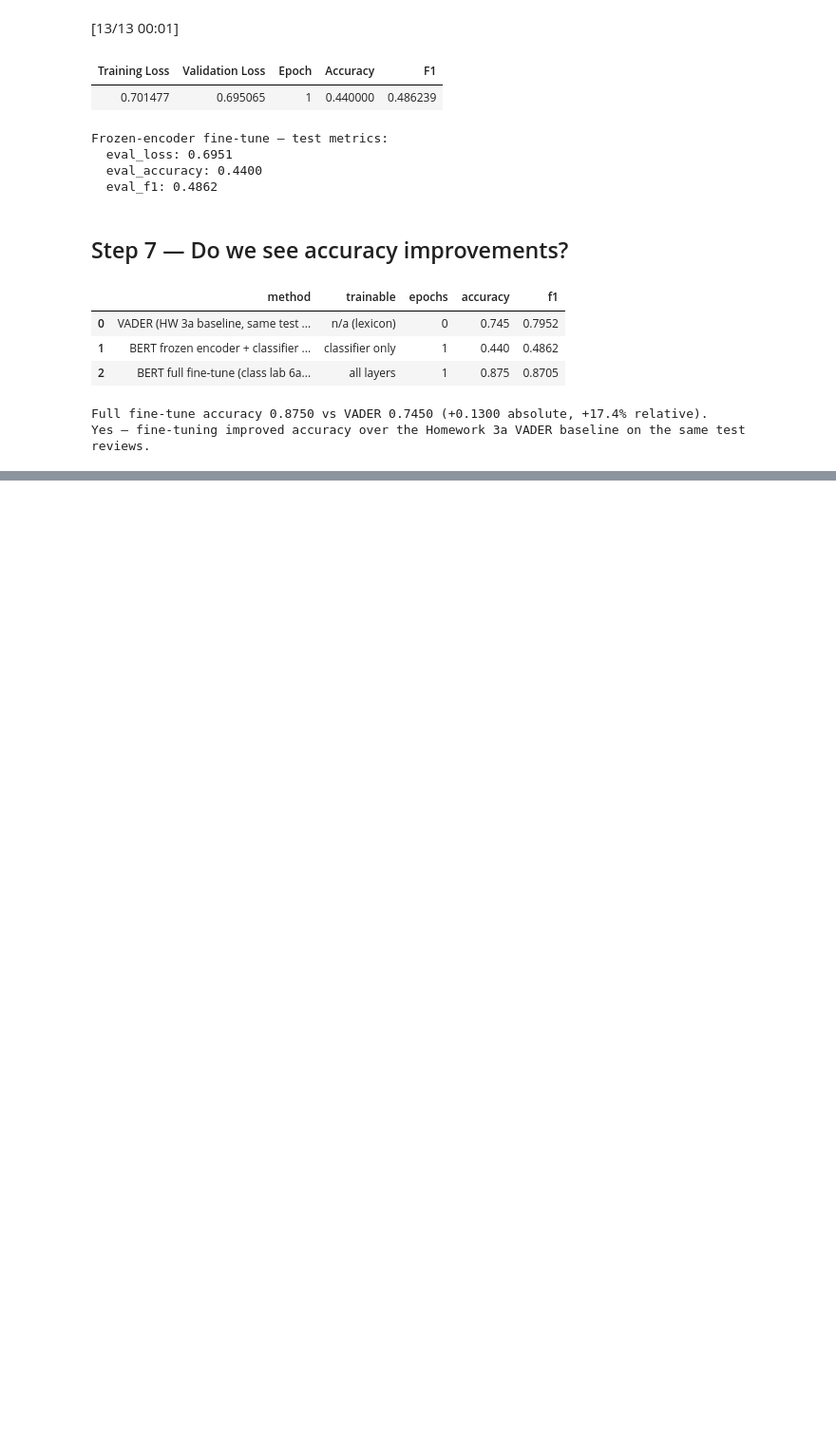
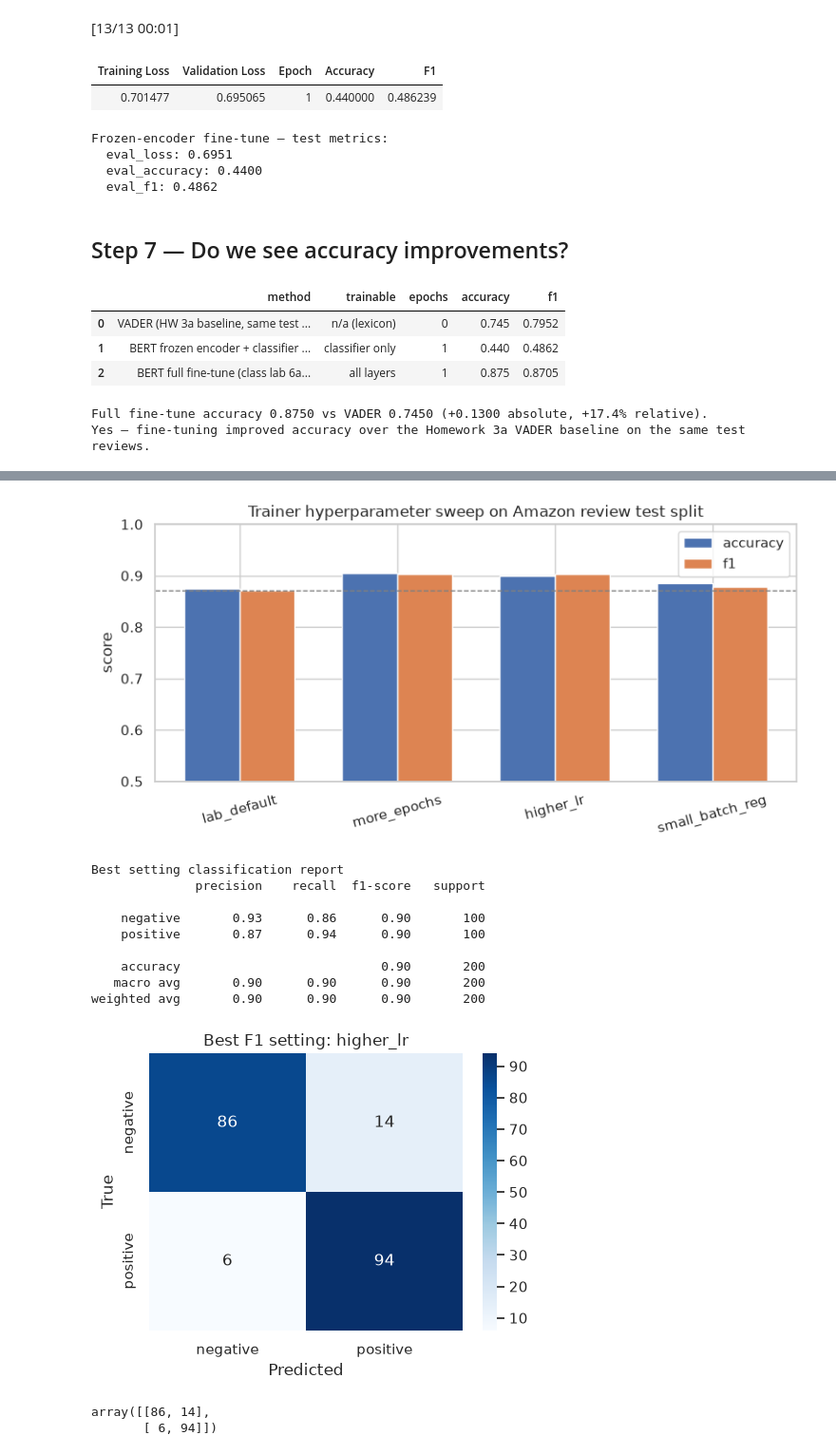
Before and after one commit to jhhlim/LLMFundamentals, a Jupyter notebook: Jason_Lim_hw_6a.ipynb, the cells around one changed output, grey strips where cells are left out. Shown at 95% size. Drawn from its saved outputs; the diff is of its cells as text; code cells hidden in the pictures; blank space fills up the shorter version.

```diff
--- a/Jason_Lim_hw_6a.ipynb
+++ b/Jason_Lim_hw_6a.ipynb
@@ -505,0 +707,36 @@ Homework **6b** takes the same pipeline and sweeps `TrainingArguments` (learning
+# %%
+fig, ax = plt.subplots(figsize=(8, 4))
+names = [r["name"] for r in results]
+f1s = [r["f1"] for r in results]
+accs = [r["accuracy"] for r in results]
+x = np.arange(len(names))
+width = 0.35
+ax.bar(x - width / 2, accs, width, label="accuracy")
+ax.bar(x + width / 2, f1s, width, label="f1")
+ax.set_xticks(x)
+ax.set_xticklabels(names, rotation=15)
+ax.set_ylim(0.5, 1.0)
+ax.set_ylabel("score")
+ax.set_title("Trainer hyperparameter sweep on Amazon review test split")
+ax.legend()
+ax.axhline(baseline["f1"], color="gray", linestyle="--", linewidth=1, label="lab F1")
+plt.tight_layout()
+plt.show()
+
+print("\nBest setting classification report")
+print(classification_report(best["y_true"], best["y_pred"], target_names=["negative", "positive"]))
+plot_confusion(best["y_true"], best["y_pred"], f"Best F1 setting: {best['name']}")
+# %% [output]
+[figure, added]
+Best setting classification report
+              precision    recall  f1-score   support
+
+    negative       0.93      0.86      0.90       100
+    positive       0.87      0.94      0.90       100
+
+    accuracy                           0.90       200
+   macro avg       0.90      0.90      0.90       200
+weighted avg       0.90      0.90      0.90       200
+[figure, added]
+array([[86, 14],
+       [ 6, 94]])
```
Also changed, not shown: parts of 9 cells of this notebook, 1 other file.
